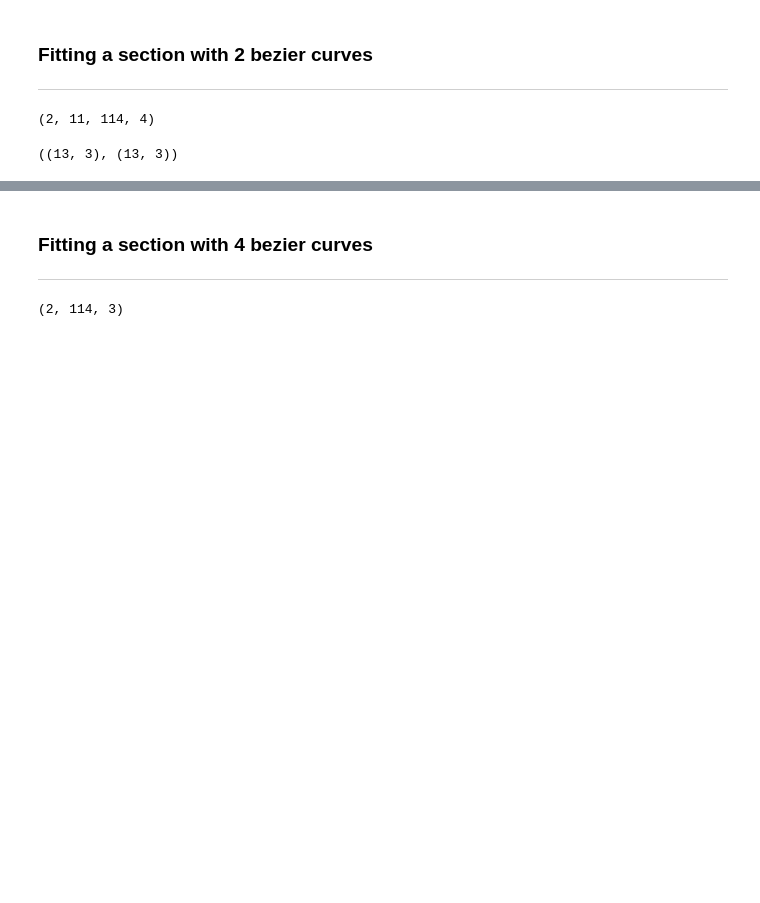
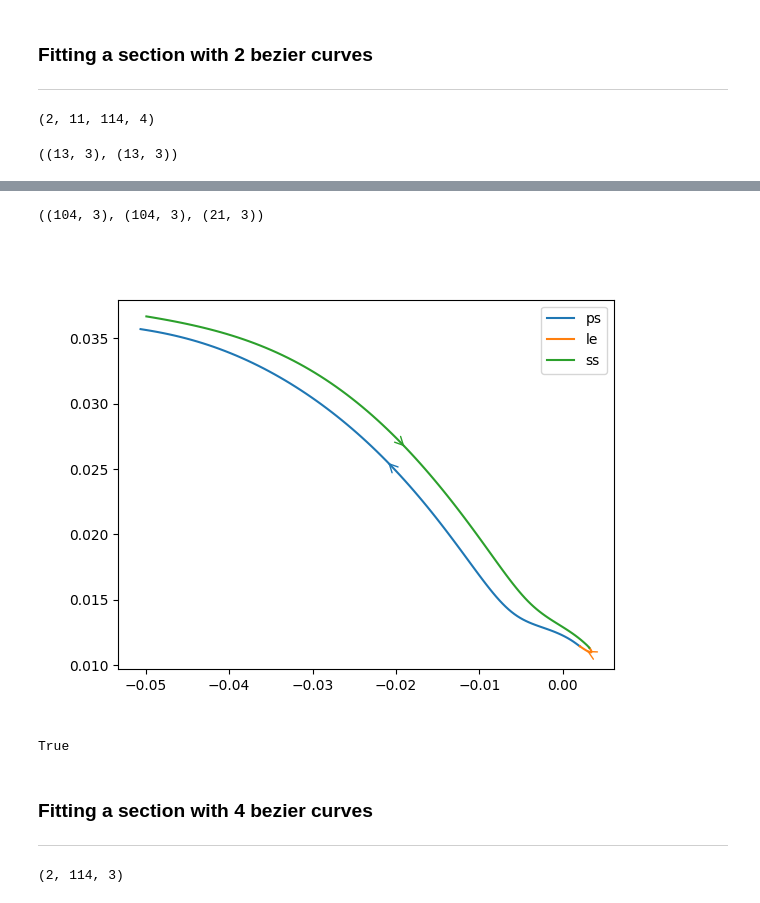
Before and after one commit to Deeplabs-ai/PyNumeca, a Jupyter notebook: Notebooks/bezier3d.ipynb, the cells around one changed output, grey strips where cells are left out. Drawn from its saved outputs; the diff is of its cells as text; code cells hidden in the pictures; blank space fills up the shorter version.

Commit message:
New functionalities for fitting a blade section with an unique bezier curve for the Leading and trailing edge (blunt TE is correctly handled)

```diff
--- a/Notebooks/bezier3d.ipynb
+++ b/Notebooks/bezier3d.ipynb
@@ -141,0 +145,5 @@ fig.show()
+# %%
+inputFile = numecaParser()
+inputFile.load(SAMPLE_PATH)
+section = inputFile.exportNpyArray(0, 0)[0][:, 0, :, :3]
+section.shape
@@ -141,0 +167,30 @@ fig.show()
+# %%
+LE_POINTS = 10
+# %%
+ss = section[1, :-LE_POINTS, :]
+
+ss_le = section[1, -LE_POINTS - 1:, :]
+ps_le = section[0, 1:LE_POINTS + 1, :]
+
+le = np.concatenate((ss_le, ps_le), axis=0)
+
+ps = section[0, LE_POINTS:, :]
+# %%
+ss.shape, ps.shape, le.shape
+# %% [output]
+((104, 3), (104, 3), (21, 3))
+# %%
+%matplotlib widget
+
+ps_line = plt.plot(ps[:, 0], ps[:, 1], label='ps')
+le_line = plt.plot(le[:, 0], le[:, 1], label='le')
+ss_line = plt.plot(ss[:, 0], ss[:, 1], label='ss')
+
+add_arrow(ps_line[0])
+add_arrow(ss_line[0])
+add_arrow(le_line[0])
+
+plt.legend()
+plt.show()
+# %% [output]
+[figure, added]
@@ -141,0 +212,4 @@ fig.show()
+# %%
+(ss_control_points[-1] == le_control_points[0]).all() and (le_control_points[-1] == ps_control_points[0]).all()
+# %% [output]
+True
```
Also changed, not shown: parts of 17 cells of this notebook, 1 other file.
